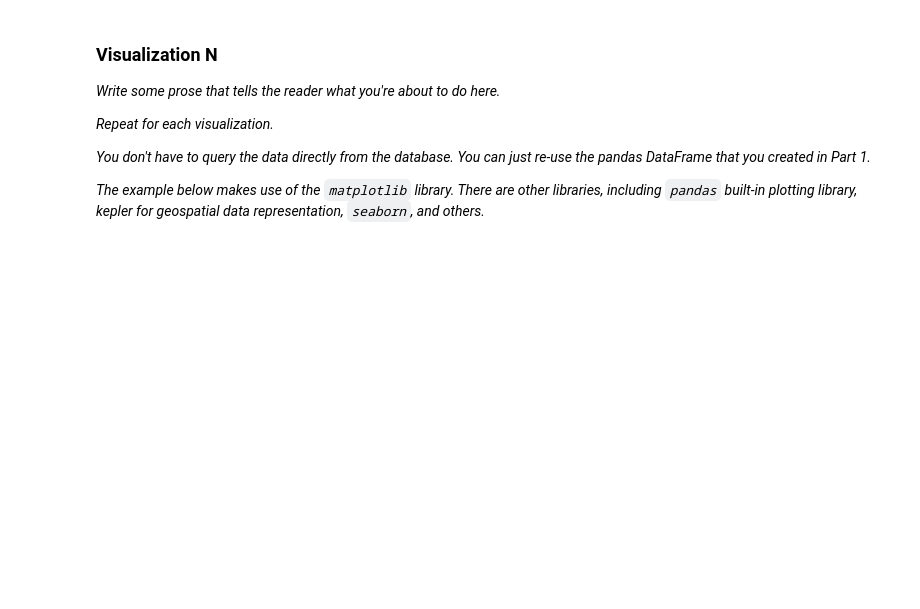
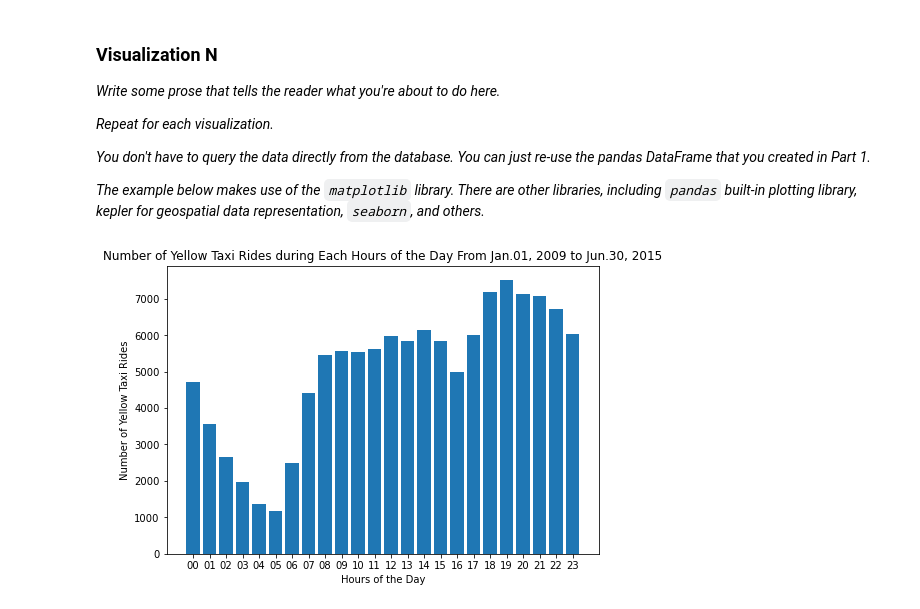
Before and after one commit to APWalter/IEOR4501-Final-Project, a Jupyter notebook: project_code.ipynb, the cells around one changed output. Cells and saved outputs as stored; diff of their text form; code cells hidden in the pictures; blank space fills up the shorter version.

```diff
--- a/project_code.ipynb
+++ b/project_code.ipynb
@@ -487,8 +378,11 @@ with open(DATABASE_SCHEMA_FILE, "w") as f:
     f.write(UBER_TRIPS_SCHEMA)
 # %%
 # create the tables with the schema files
-with engine.connect() as connection:
-    pass
+connection = sqlite3.connect("project.db")
+cursor = connection.cursor()
+with open(DATABASE_SCHEMA_FILE) as file:
+    query = file.read()
+    cursor.executescript(query)
 # %% [markdown]
 ### Add Data to Database
 
@@ -495,0 +395,8 @@ _Write some prose that tells the reader what you're about to do here._
+# %%
+with connection:
+    result = connection.execute(
+        "SELECT * FROM taxi_data LIMIT 5"
+    )
+
+for row in result:
+    print(row)
@@ -573,3 +700,19 @@ def plot_visual_n(dataframe):
     axes.set_title("Some Descriptive Title")
 
     plt.show()
+# %%
+# Question 1
+fig = plt.figure()
+ax = fig.add_axes([0,0,1,1])
+hour = []
+rides = []
+for tup in sorted(result):
+    hour.append(tup[0])
+    rides.append(tup[1])
+ax.bar(hour,rides)
+ax.set_ylabel('Number of Yellow Taxi Rides')
+ax.set_xlabel('Hours of the Day')
+ax.set_title('Number of Yellow Taxi Rides during Each Hours of the Day From Jan.01, 2009 to Jun.30, 2015')
+plt.show()
+# %% [output]
+[figure, added]
```
Also changed, not shown: parts of 42 cells of this notebook, 6 other files.
